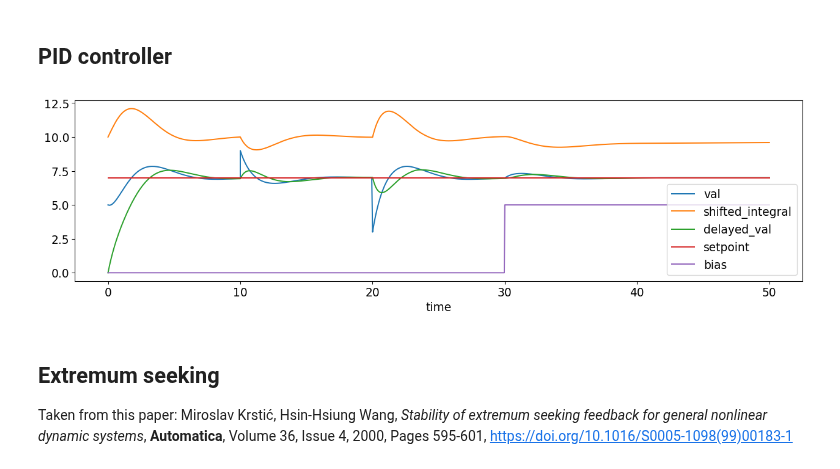
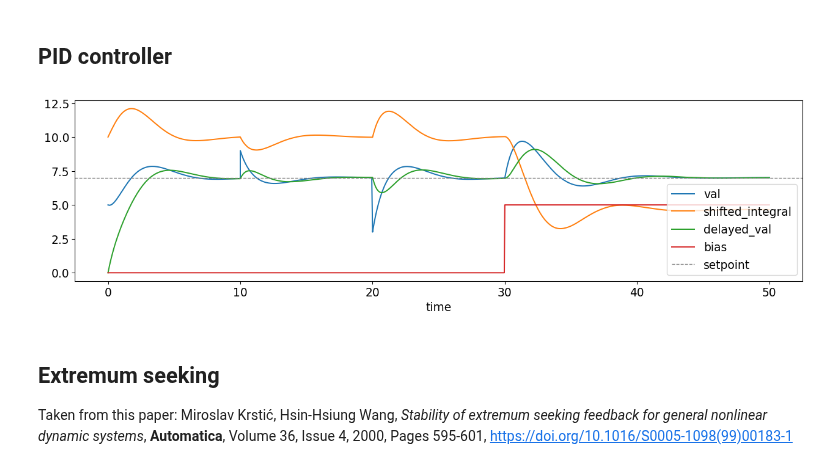
Before and after one commit to UC-Davis-molecular-computing/ode2tn, a Jupyter notebook: notebook.ipynb, the cells around one changed output. Cells and saved outputs as stored; diff of their text form; code cells hidden in the pictures.

```diff
--- a/notebook.ipynb
+++ b/notebook.ipynb
@@ -283,49 +283,50 @@ from ode2tn import plot_tn, ode2tn, update_resets_with_ratios
 P = 1
 I = 1
 D = -0.5
-val, setpoint, bias, shifted_integral, derivative_p, derivative_m, delayed_val = \
-    sp.symbols('val setpoint bias shifted_integral derivative_p derivative_m delayed_val')
+val, bias, shifted_integral, derivative_p, derivative_m, delayed_val = \
+    sp.symbols('val bias shifted_integral derivative_p derivative_m delayed_val')
 shift = 10
+c = 1         # delayed_val follows val; how far behind determined by c
+setpoint = 7  # the value at which we want to hold the variable val
 proportional_term = P * (setpoint - val)
 integral_term = I * (shifted_integral - shift)  # we shift integral up to stop it from going negative
 derivative_term = D * (val - delayed_val)
-c = 1  # delayed_val follows val; how far behind determined by c
 odes = {
     val: proportional_term + integral_term + derivative_term,
     shifted_integral: setpoint - val,     # integral is computed exactly and is one of the variables (though shifted up)
     delayed_val: c * (val - delayed_val), # derivative is approximated and is implicitly val - delayed_val
-    setpoint: 0,
 }
 inits = {
     val: 5,
-    setpoint: 7,
     shifted_integral: shift,
 }
 t_eval = np.linspace(0,50,500)
 figsize=(16,4)
 resets = {
     10: {val: 9},
     20: {val: 3},
     30: {bias: 5},
 }
 gamma = 3
 beta = 1
-# we have to modify the TN a bit, so instead of calling plot_tn, we call ode2tn to get the TN ODEs, modify them, then call gpac.plot on those
+# need to modify the TN a bit, so instead of plot_tn, we call ode2tn to get the TN ODEs, modify them, then call gpac.plot on those
 tn_odes, tn_inits, tn_syms = ode2tn(odes, inits, gamma=gamma, beta=beta)
 val_top = tn_syms[val][0]
-tn_odes[val_top] += bias # we add the bias term directly to the TN ODEs to model a disturbance in the real system, not the simulated one
+tn_odes[val_top] += bias # add bias term directly to the TN ODEs to model a disturbance in the real system, not the simulated one
 tn_odes[bias] = 0
 resets = update_resets_with_ratios(odes, resets, tn_odes, tn_syms)
 dependent_symbols = {sym: sym_t/sym_b for sym, (sym_t, sym_b) in tn_syms.items()}
 import matplotlib
 matplotlib.rcParams.update({'font.size': 14}) # shrink the legend a bit so it doesn't overlap setpoint
 gp.plot(tn_odes, tn_inits, t_eval, dependent_symbols=dependent_symbols, resets=resets, figure_size=figsize,
        symbols_to_plot=list(dependent_symbols.keys()) + [bias], loc='lower right')
 import matplotlib.pyplot as plt
+plt.axhline(y=setpoint, color='gray', linestyle='--', linewidth=1, label="setpoint")
+plt.legend(loc="lower right")
 plt.savefig("pid-plot.pdf", format="pdf", bbox_inches="tight")
 matplotlib.rcParams.update({'font.size': 16})
 # %% [output]
-[figure, old version]
+[figure, new version]
 # %% [markdown]
 ## Extremum seeking
 Taken from this paper:
```
